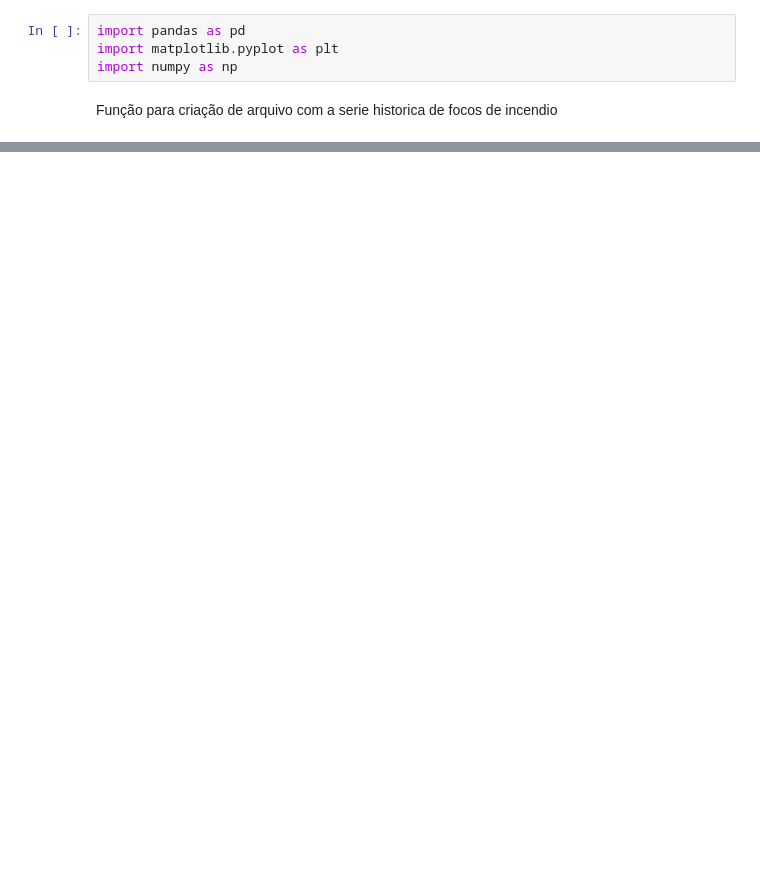
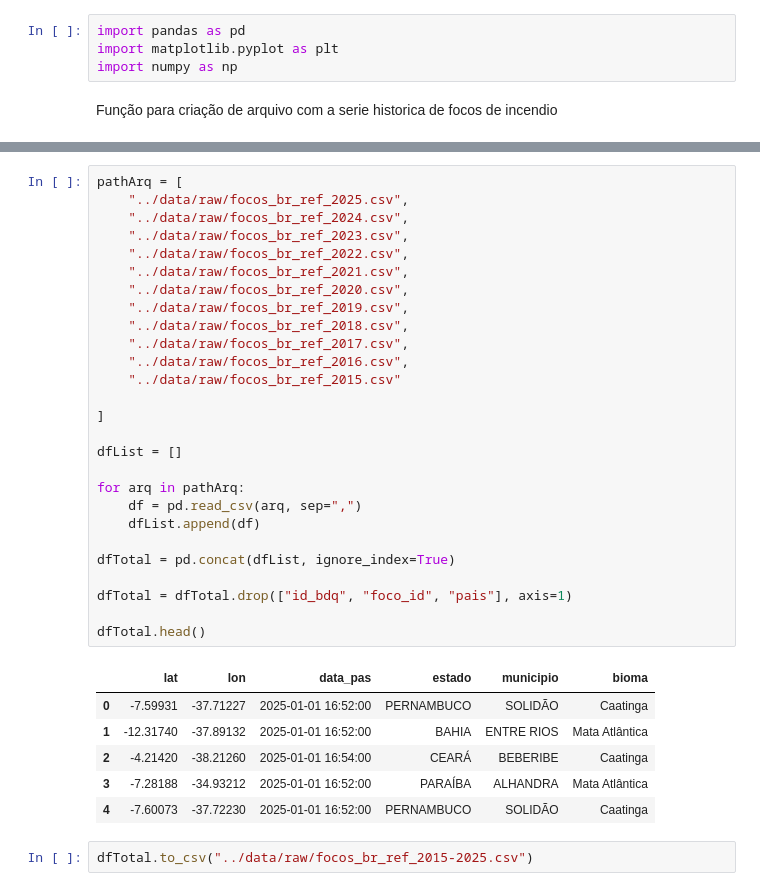
Before and after one commit to jvrezendem/analiseIncendioBR, a Jupyter notebook: notebooks/serieHistorica.ipynb, the cells around one changed output, grey strips where cells are left out. Drawn from its saved outputs; the diff is of its cells as text; blank space fills up the shorter version.

```diff
--- a/notebooks/serieHistorica.ipynb
+++ b/notebooks/serieHistorica.ipynb
@@ -54,0 +65,36 @@ for ano, value in zip(serie["Ano"], serie["Numero de Focos"]):
+# %%
+pathArq = [
+    "../data/raw/focos_br_ref_2025.csv",
+    "../data/raw/focos_br_ref_2024.csv",
+    "../data/raw/focos_br_ref_2023.csv",
+    "../data/raw/focos_br_ref_2022.csv",
+    "../data/raw/focos_br_ref_2021.csv",
+    "../data/raw/focos_br_ref_2020.csv",
+    "../data/raw/focos_br_ref_2019.csv",
+    "../data/raw/focos_br_ref_2018.csv",
+    "../data/raw/focos_br_ref_2017.csv",
+    "../data/raw/focos_br_ref_2016.csv",
+    "../data/raw/focos_br_ref_2015.csv"
+
+]
+
+dfList = []
+
+for arq in pathArq:
+    df = pd.read_csv(arq, sep=",")
+    dfList.append(df)
+
+dfTotal = pd.concat(dfList, ignore_index=True)
+
+dfTotal = dfTotal.drop(["id_bdq", "foco_id", "pais"], axis=1)
+
+dfTotal.head()
+# %% [output]
+|  | lat | lon | data_pas | estado | municipio | bioma |
+| 0 | -7.59931 | -37.71227 | 2025-01-01 16:52:00 | PERNAMBUCO | SOLIDÃO | Caatinga |
+| 1 | -12.31740 | -37.89132 | 2025-01-01 16:52:00 | BAHIA | ENTRE RIOS | Mata Atlântica |
+| 2 | -4.21420 | -38.21260 | 2025-01-01 16:54:00 | CEARÁ | BEBERIBE | Caatinga |
+| 3 | -7.28188 | -34.93212 | 2025-01-01 16:52:00 | PARAÍBA | ALHANDRA | Mata Atlântica |
+| 4 | -7.60073 | -37.72230 | 2025-01-01 16:52:00 | PERNAMBUCO | SOLIDÃO | Caatinga |
+# %%
+dfTotal.to_csv("../data/raw/focos_br_ref_2015-2025.csv")
```
Also changed, not shown: parts of 8 cells of this notebook.
